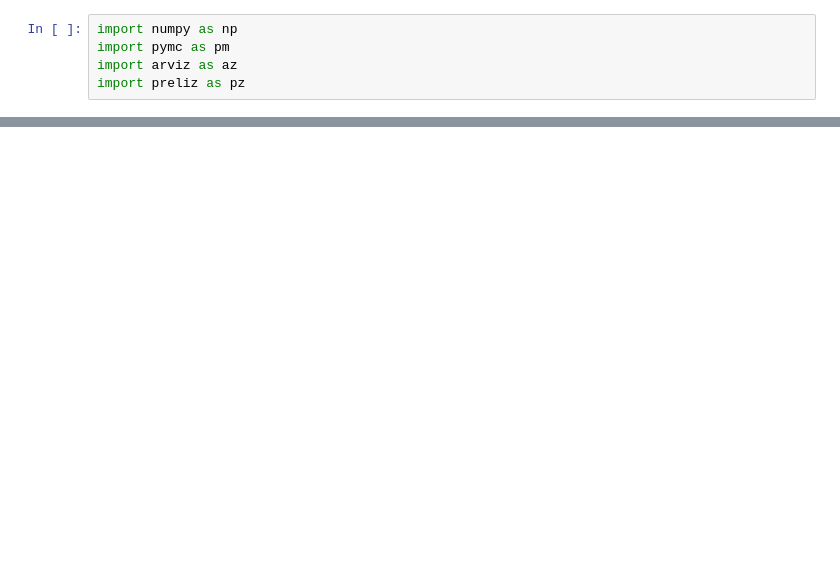
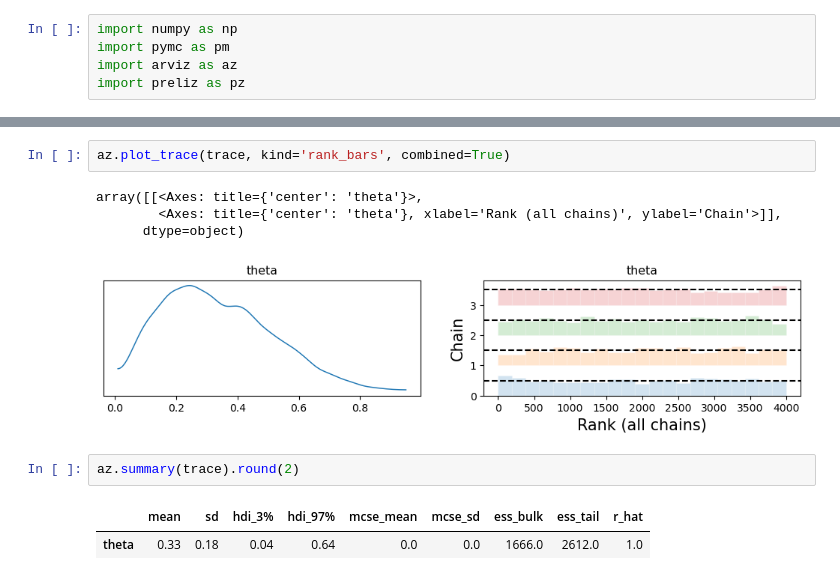
Before and after one commit to joy-bagchi/BayesianAnalysis_MartinOsvaldo, a Jupyter notebook: notebooks/Chapter-2 Programming Probabilistically.ipynb, the cells around one changed output, grey strips where cells are left out. Saved outputs shown, nothing was run; the diff lists cells and outputs as text; blank space fills up the shorter version.

Commit message:
Added code to plot the posterior and to summarize the posterior

```diff
--- a/notebooks/Chapter-2 Programming Probabilistically.ipynb
+++ b/notebooks/Chapter-2 Programming Probabilistically.ipynb
@@ -33,0 +34,12 @@ array([[<Axes: title={'center': 'theta'}>,
+# %%
+az.plot_trace(trace, kind='rank_bars', combined=True)
+# %% [output]
+array([[<Axes: title={'center': 'theta'}>,
+        <Axes: title={'center': 'theta'}, xlabel='Rank (all chains)', ylabel='Chain'>]],
+      dtype=object)
+[figure, added]
+# %%
+az.summary(trace).round(2)
+# %% [output]
+|  | mean | sd | hdi_3% | hdi_97% | mcse_mean | mcse_sd | ess_bulk | ess_tail | r_hat |
+| theta | 0.33 | 0.18 | 0.04 | 0.64 | 0.0 | 0.0 | 1666.0 | 2612.0 | 1.0 |
```
Also changed, not shown: parts of 4 cells of this notebook.
